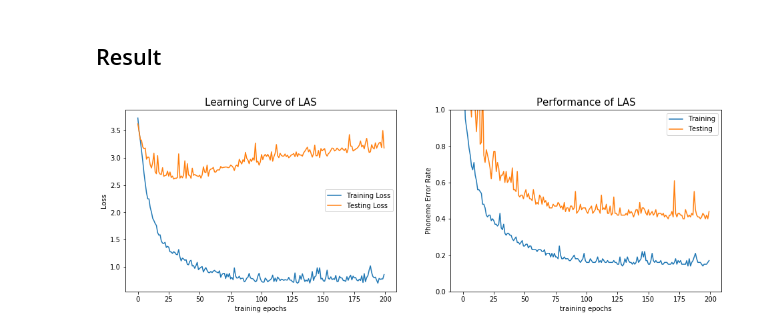
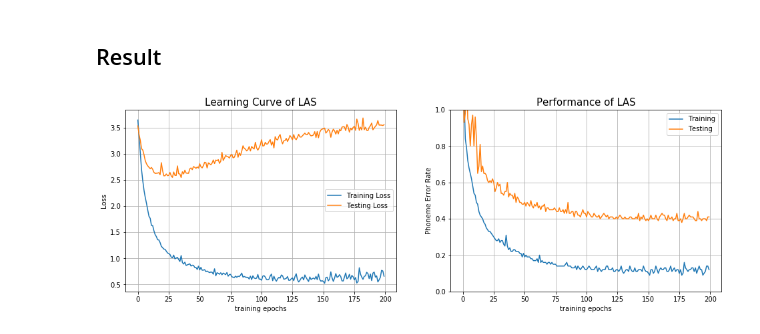
Before and after one commit to vivienzou1/Listen-Attend-and-Spell-Pytorch, a Jupyter notebook: las_demo.ipynb, the cells around one changed output. Cells and saved outputs as stored; diff of their text form; code cells hidden in the pictures.

```diff
--- a/las_demo.ipynb
+++ b/las_demo.ipynb
@@ -106,15 +106,15 @@ for epoch in range(num_epochs):
 ## Result
 # %%
 fig, axs = plt.subplots(1,2,figsize=(16,5))
-tr_loss, tt_loss, tr_ler, tt_ler = log_parser('log/las_example.log')
+tr_loss, tt_loss, tr_ler, tt_ler = log_parser('log/smaller_batch.log')
 
 axs[0].plot(tr_loss,label='Training Loss');axs[0].plot(tt_loss,label='Testing Loss');
 axs[0].legend();axs[0].set_xlabel('training epochs');axs[0].set_ylabel('Loss');
-axs[0].set_title('Learning Curve of LAS',size=15);
-axs[1].plot(tr_ler,label='Training');axs[1].plot(tt_ler,label='Testing');
+axs[0].set_title('Learning Curve of LAS',size=15);axs[0].grid(True);
+axs[1].plot(tr_ler,label='Training');axs[1].plot(tt_ler,label='Testing');axs[1].grid(True);
 axs[1].legend();axs[1].set_xlabel('training epochs');axs[1].set_ylabel('Phoneme Error Rate');
 axs[1].set_ylim(0,1)
 axs[1].set_title('Performance of LAS',size=15)
 plt.savefig('log/result.jpg')
 # %% [output]
-[figure, old version]
+[figure, new version]
```
Also changed, not shown: 4 other files.
